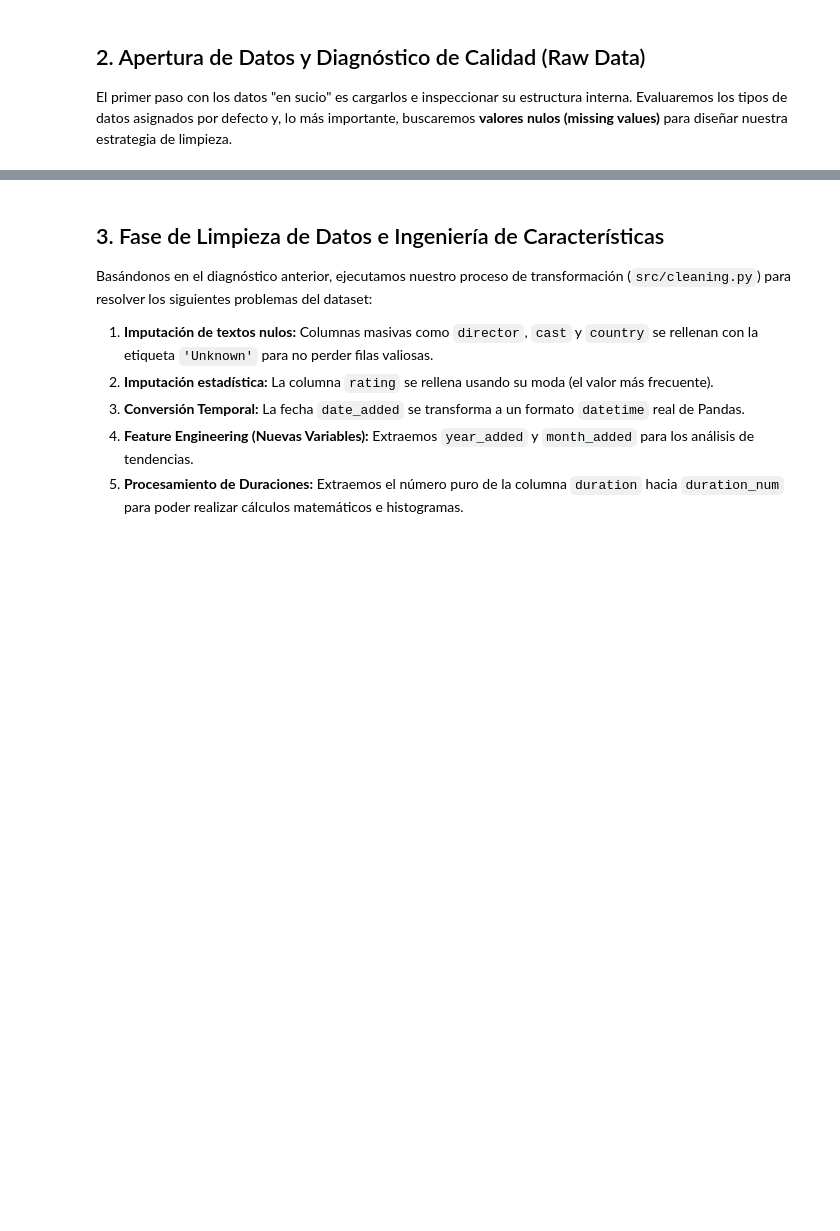
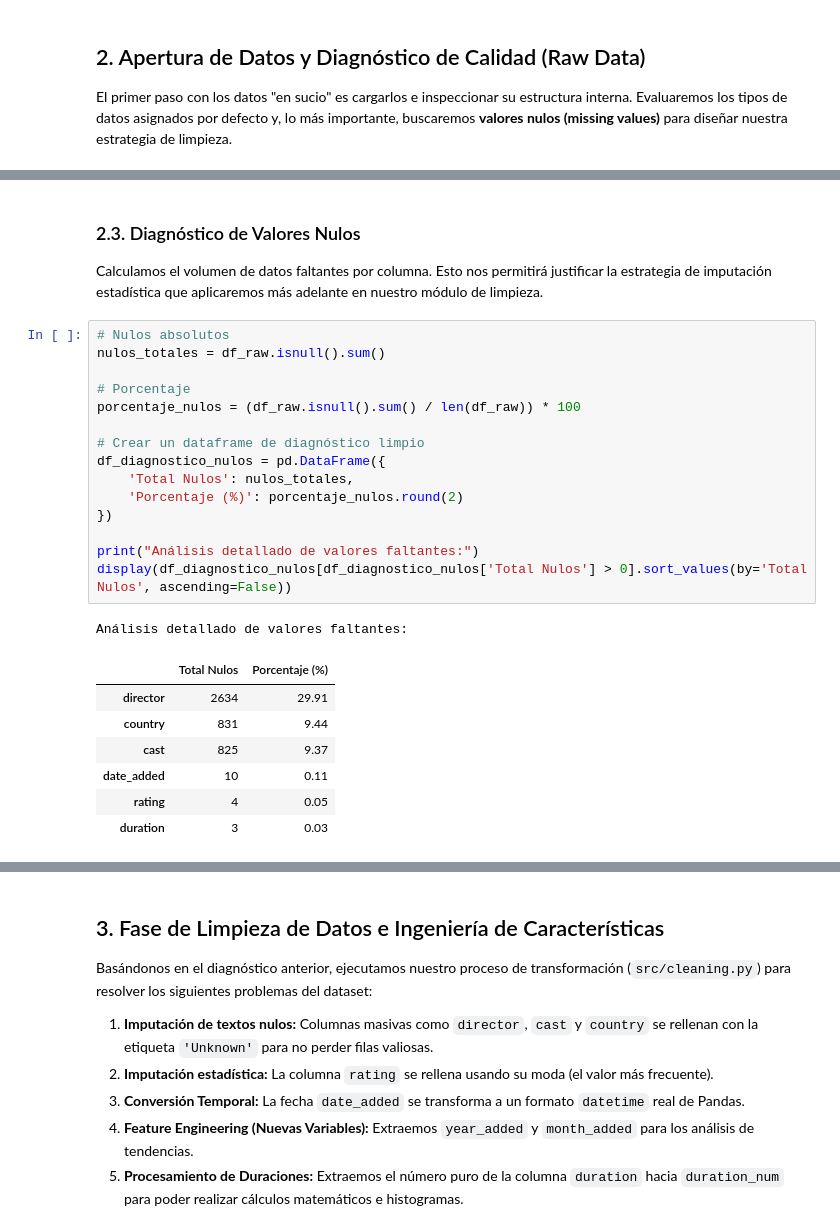
Before and after one commit to violetanys/Netflix---proyecto-Evolve, a Jupyter notebook: Notebooks/eda.ipynb, the cells around one changed output, grey strips where cells are left out. Drawn from its saved outputs; the diff is of its cells as text; blank space fills up the shorter version.

```diff
--- a/Notebooks/eda.ipynb
+++ b/Notebooks/eda.ipynb
@@ -106,0 +112,27 @@ dtype: int64
+# %% [markdown]
+### 2.3. Diagnóstico de Valores Nulos
+Calculamos el volumen de datos faltantes por columna. Esto nos permitirá justificar la estrategia de imputación estadística que aplicaremos más adelante en nuestro módulo de limpieza.
+# %%
+# Nulos absolutos
+nulos_totales = df_raw.isnull().sum()
+
+# Porcentaje
+porcentaje_nulos = (df_raw.isnull().sum() / len(df_raw)) * 100
+
+# Crear un dataframe de diagnóstico limpio
+df_diagnostico_nulos = pd.DataFrame({
+    'Total Nulos': nulos_totales,
+    'Porcentaje (%)': porcentaje_nulos.round(2)
+})
+
+print("Análisis detallado de valores faltantes:")
+display(df_diagnostico_nulos[df_diagnostico_nulos['Total Nulos'] > 0].sort_values(by='Total Nulos', ascending=False))
+# %% [output]
+Análisis detallado de valores faltantes:
+|  | Total Nulos | Porcentaje (%) |
+| director | 2634 | 29.91 |
+| country | 831 | 9.44 |
+| cast | 825 | 9.37 |
+| date_added | 10 | 0.11 |
+| rating | 4 | 0.05 |
+| duration | 3 | 0.03 |
```
Also changed, not shown: parts of 9 cells of this notebook, 4 other files.
